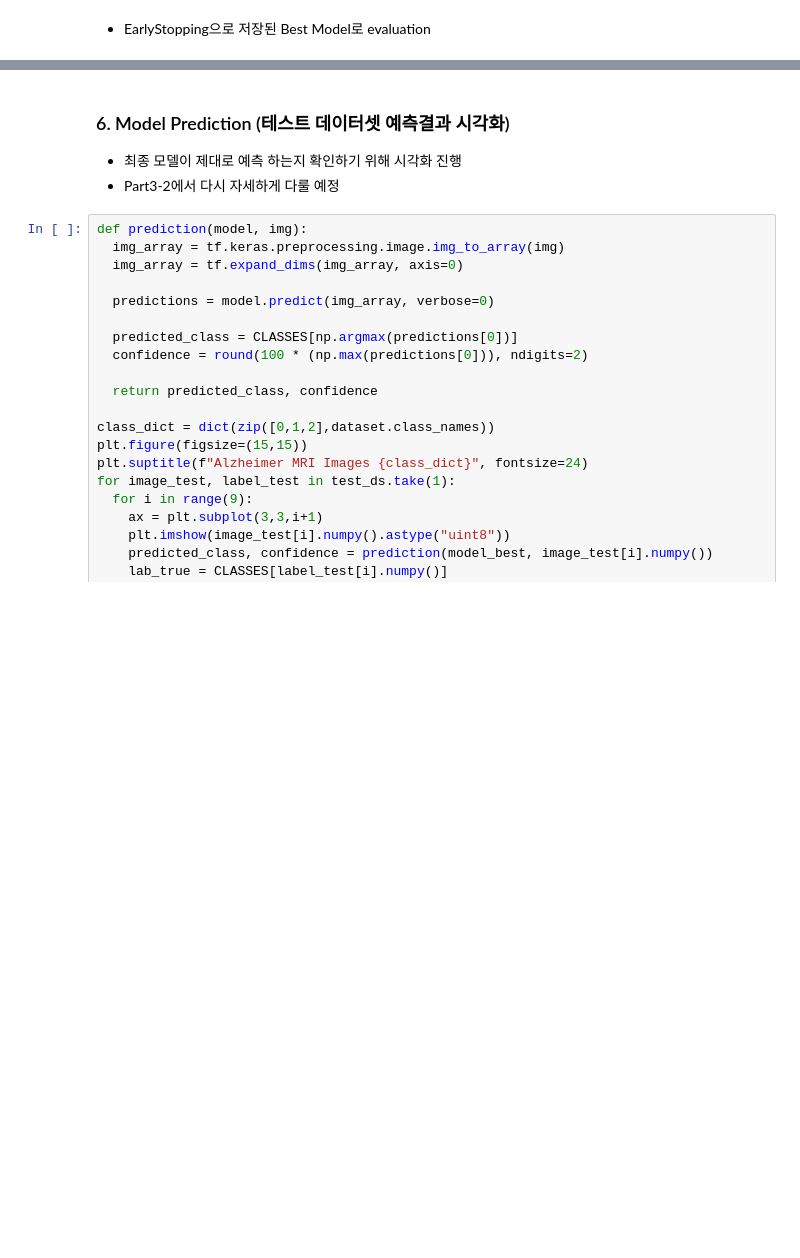
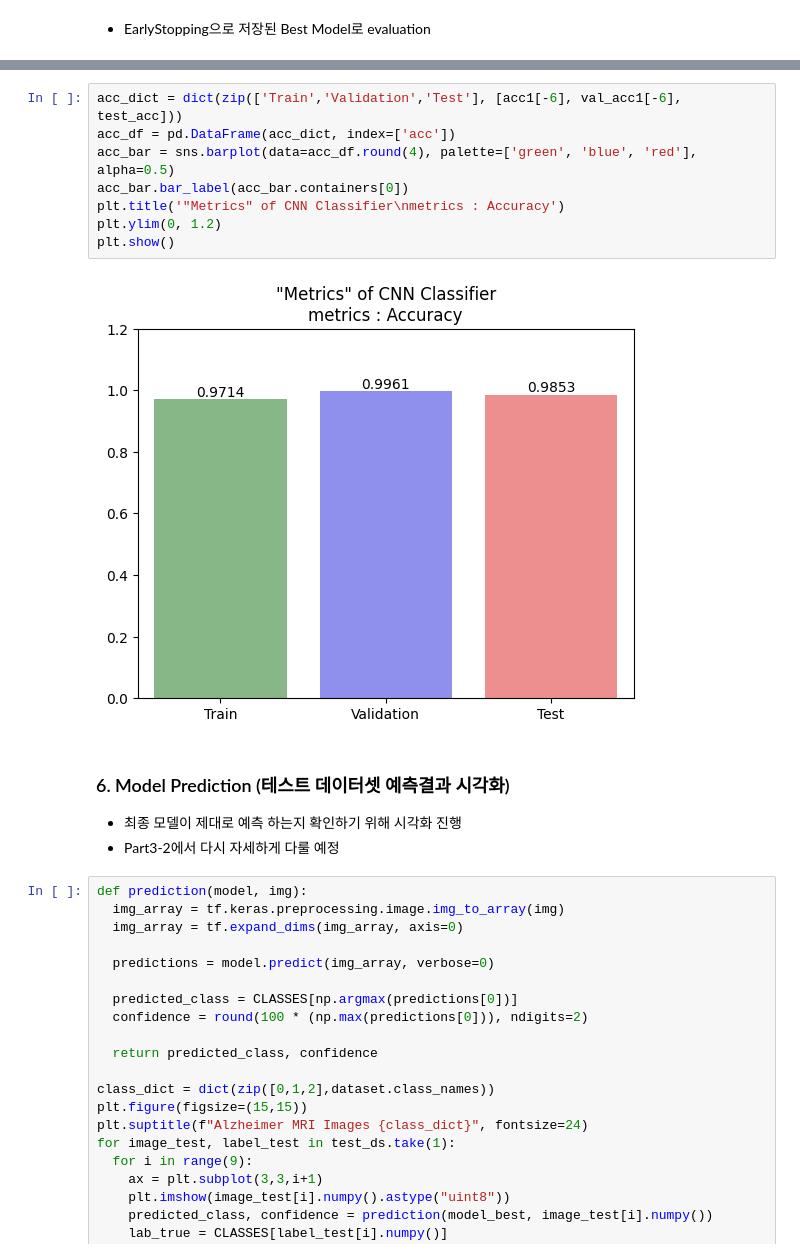
Before and after one commit to BJBRITT82/Alzheimer_MCI-CNN_Classifier, a Jupyter notebook: local ipynb/Part3_1-Final_Model.ipynb, the cells around one changed output, grey strips where cells are left out. Drawn from its saved outputs; the diff is of its cells as text; blank space fills up the shorter version.

```diff
--- a/local ipynb/Part3_1-Final_Model.ipynb
+++ b/local ipynb/Part3_1-Final_Model.ipynb
@@ -275,3 +311,13 @@ model_best.evaluate(test_ds, verbose=1)
+# %%
+acc_dict = dict(zip(['Train','Validation','Test'], [acc1[-6], val_acc1[-6], test_acc]))
+acc_df = pd.DataFrame(acc_dict, index=['acc'])
+acc_bar = sns.barplot(data=acc_df.round(4), palette=['green', 'blue', 'red'], alpha=0.5)
+acc_bar.bar_label(acc_bar.containers[0])
+plt.title('"Metrics" of CNN Classifier\nmetrics : Accuracy')
+plt.ylim(0, 1.2)
+plt.show()
+# %% [output]
+[figure, added]
 # %% [markdown]
 ### 6. Model Prediction (테스트 데이터셋 예측결과 시각화)
 - 최종 모델이 제대로 예측 하는지 확인하기 위해 시각화 진행
```
Also changed, not shown: parts of 15 cells of this notebook.
